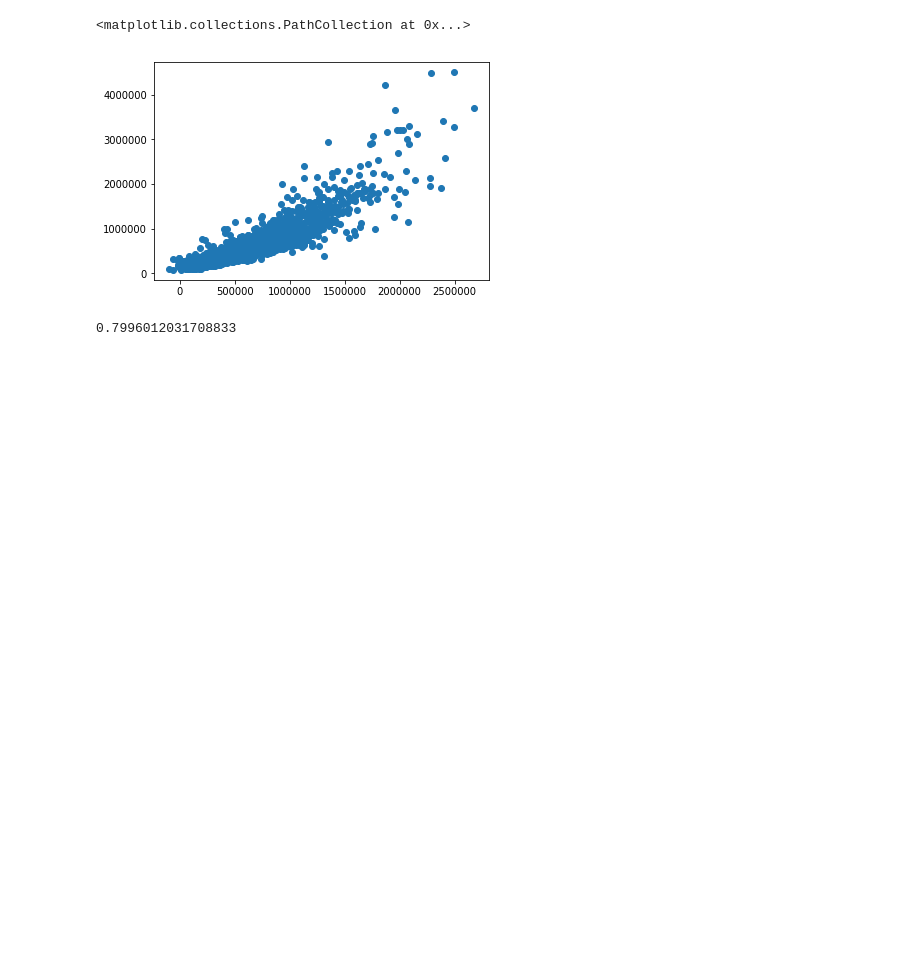
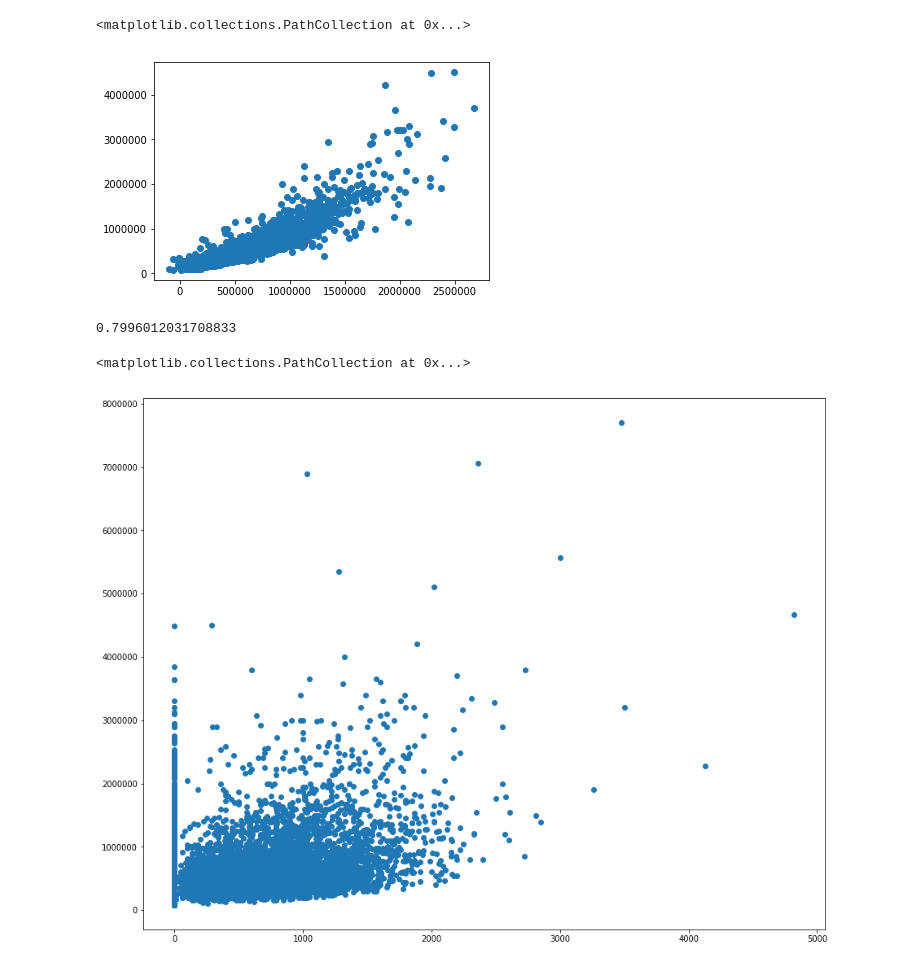
Before and after one commit to dmart49/Mod1Project, a Jupyter notebook: data_cleaning.ipynb, the cells around one changed output. Drawn from its saved outputs; the diff is of its cells as text; code cells hidden in the pictures; blank space fills up the shorter version.

```diff
--- a/data_cleaning.ipynb
+++ b/data_cleaning.ipynb
@@ -566,3 +512,9 @@ explained_variance_score(target_test,y_pred)
 0.7996012031708833
 # %%
 #grouping by year sold makes the model WORSE
+# %%
+plt.figure(figsize = (15,12))
+plt.scatter(kc_houses['sqft_basement'],kc_houses['price'])
+# %% [output]
+<matplotlib.collections.PathCollection at 0x...>
+[figure, added]
```
Also changed, not shown: parts of 53 cells of this notebook.
